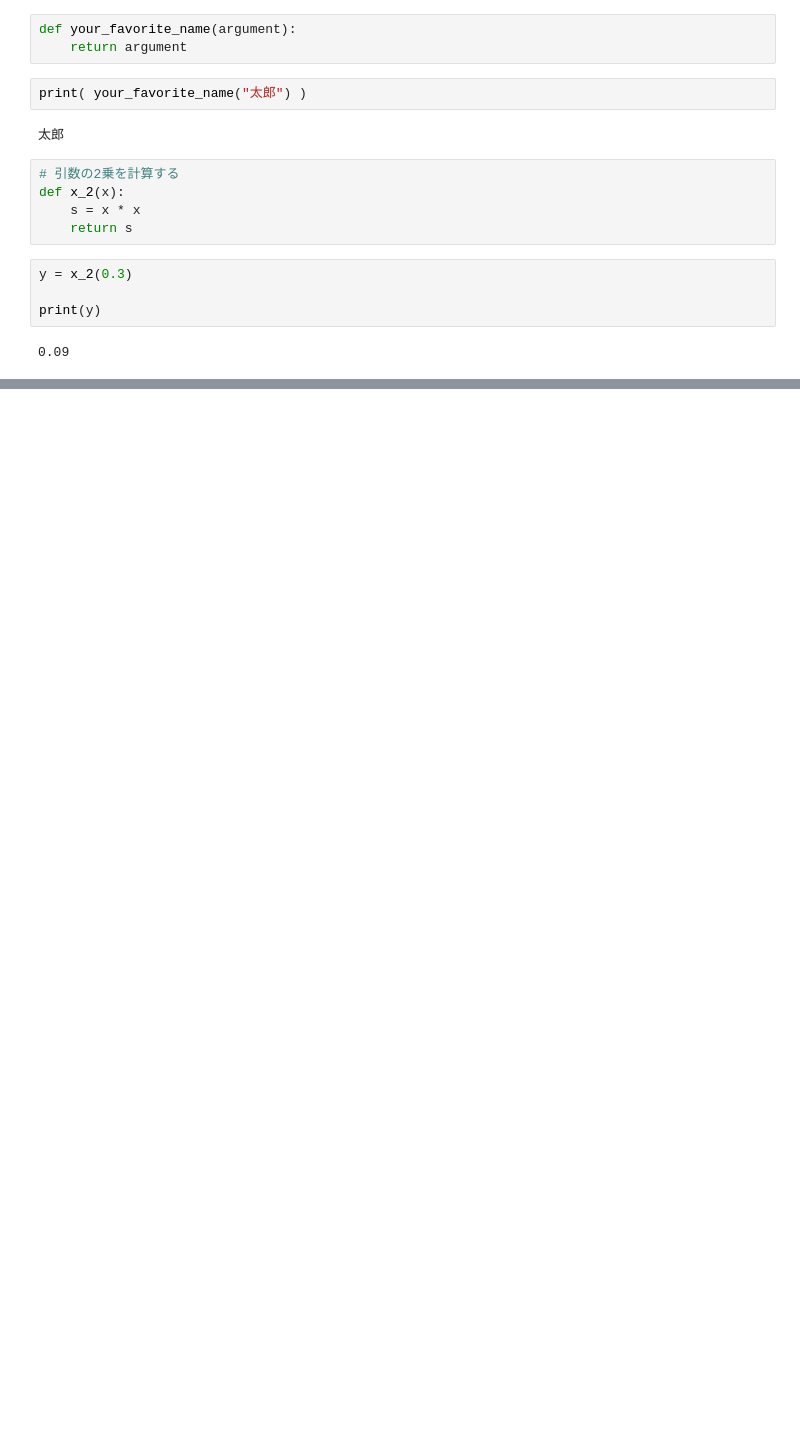
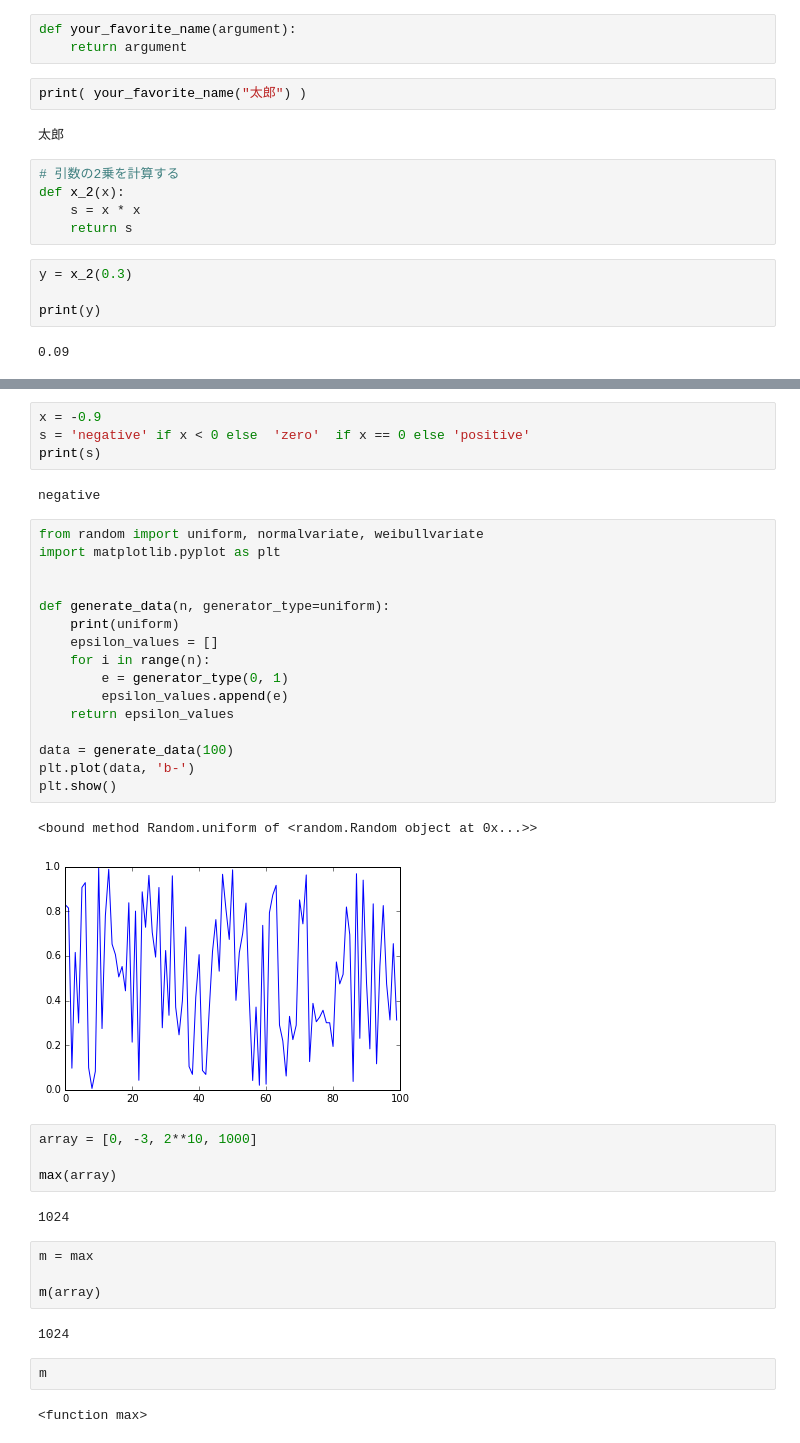
Before and after one commit to myuuuuun/oyama_seminar2016, a Jupyter notebook: quantecon_py/An Introductory Example.ipynb, the cells around one changed output, grey strips where cells are left out. Drawn from its saved outputs; the diff is of its cells as text; blank space fills up the shorter version.

```diff
--- a/quantecon_py/An Introductory Example.ipynb
+++ b/quantecon_py/An Introductory Example.ipynb
@@ -127,0 +176,41 @@ print(y)
+# %%
+x = -0.9
+s = 'negative' if x < 0 else  'zero'  if x == 0 else 'positive'
+print(s)
+# %% [output]
+negative
+# %%
+from random import uniform, normalvariate, weibullvariate
+import matplotlib.pyplot as plt
+
+
+def generate_data(n, generator_type=uniform):
+    print(uniform)
+    epsilon_values = []
+    for i in range(n):
+        e = generator_type(0, 1)
+        epsilon_values.append(e)
+    return epsilon_values
+
+data = generate_data(100)
+plt.plot(data, 'b-')
+plt.show()
+# %% [output]
+<bound method Random.uniform of <random.Random object at 0x...>>
+[figure, added]
+# %%
+array = [0, -3, 2**10, 1000]
+
+max(array)
+# %% [output]
+1024
+# %%
+m = max
+
+m(array)
+# %% [output]
+1024
+# %%
+m
+# %% [output]
+<function max>
```
Also changed, not shown: parts of 12 cells of this notebook, 4 other files.
